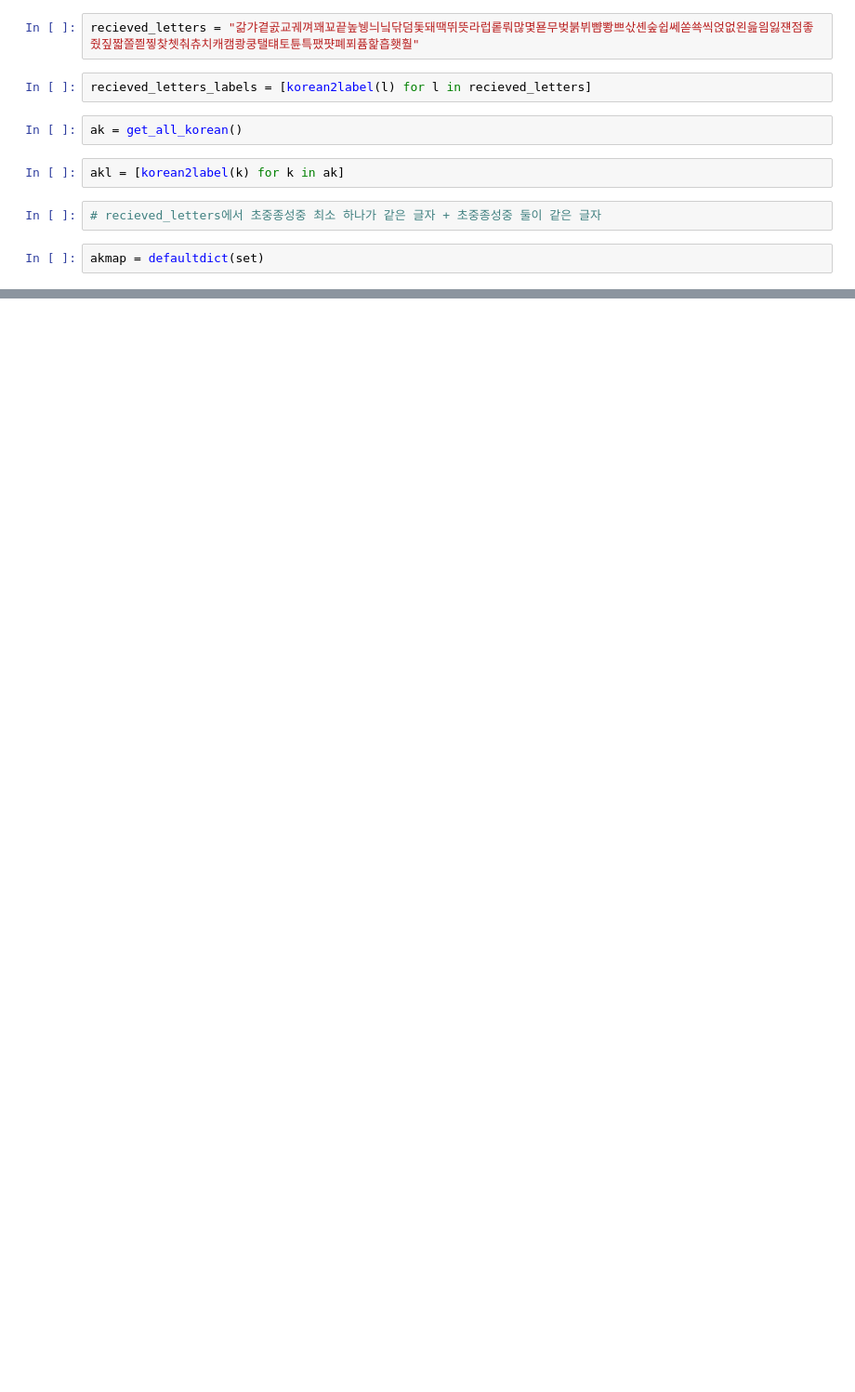
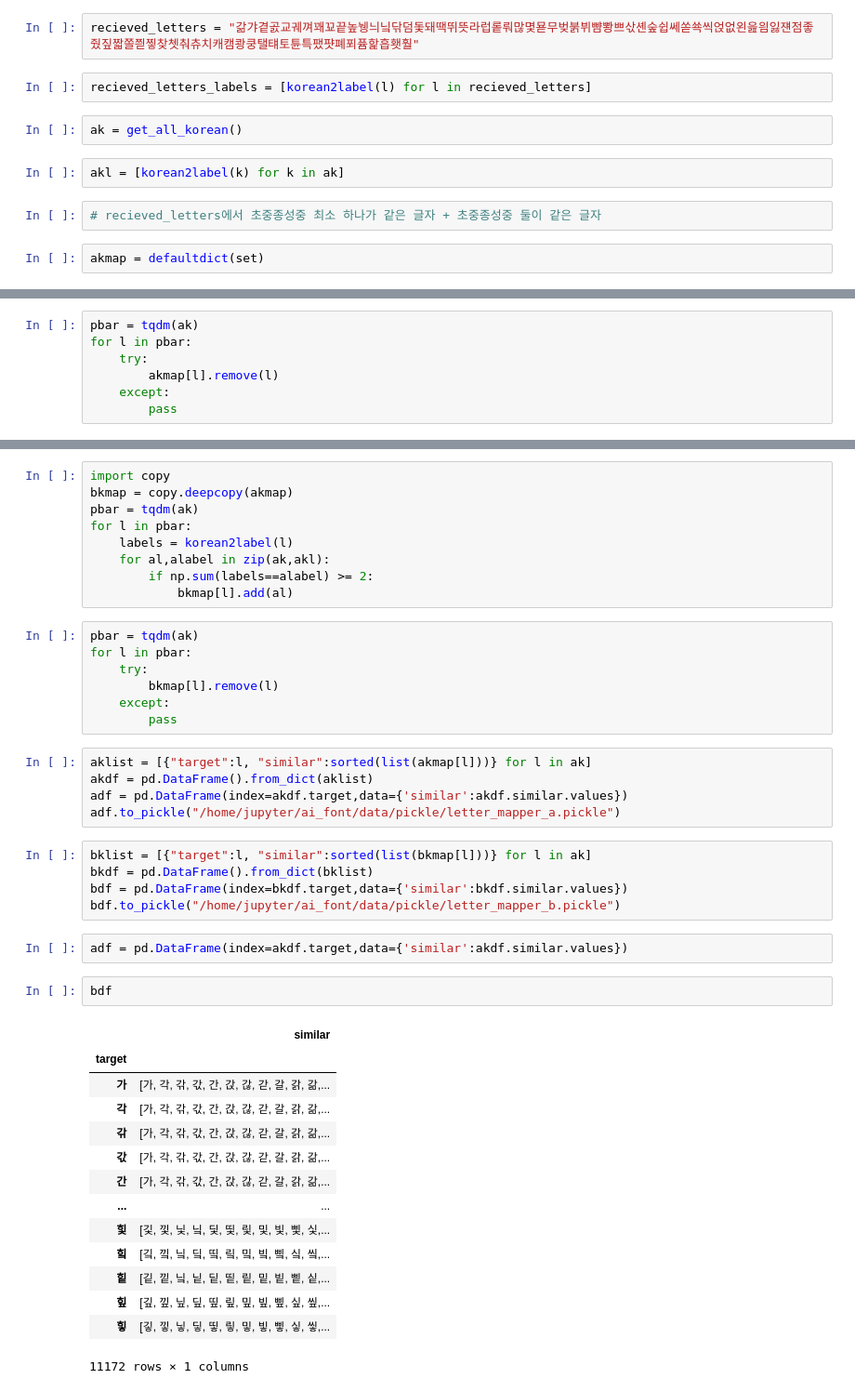
Before and after one commit to leo-z-kakaoent/ai_font, a Jupyter notebook: miscel/lettermapper_bystrip.ipynb, the cells around one changed output, grey strips where cells are left out. Shown at 93% size. Saved outputs shown, nothing was run; the diff lists cells and outputs as text; blank space fills up the shorter version.

```diff
--- a/miscel/lettermapper_bystrip.ipynb
+++ b/miscel/lettermapper_bystrip.ipynb
@@ -80,0 +89,7 @@ with open(f"{fd}/letter_mapper.pickle", "wb") as f:
+# %%
+pbar = tqdm(ak)
+for l in pbar:
+    try:
+        akmap[l].remove(l)
+    except:
+        pass
@@ -80,0 +116,45 @@ with open(f"{fd}/letter_mapper.pickle", "wb") as f:
+# %%
+import copy
+bkmap = copy.deepcopy(akmap)
+pbar = tqdm(ak)
+for l in pbar:
+    labels = korean2label(l)
+    for al,alabel in zip(ak,akl):
+        if np.sum(labels==alabel) >= 2:
+            bkmap[l].add(al)
+# %%
+pbar = tqdm(ak)
+for l in pbar:
+    try:
+        bkmap[l].remove(l)
+    except:
+        pass
+# %%
+aklist = [{"target":l, "similar":sorted(list(akmap[l]))} for l in ak]
+akdf = pd.DataFrame().from_dict(aklist)
+adf = pd.DataFrame(index=akdf.target,data={'similar':akdf.similar.values})
+adf.to_pickle("/home/jupyter/ai_font/data/pickle/letter_mapper_a.pickle")
+# %%
+bklist = [{"target":l, "similar":sorted(list(bkmap[l]))} for l in ak]
+bkdf = pd.DataFrame().from_dict(bklist)
+bdf = pd.DataFrame(index=bkdf.target,data={'similar':bkdf.similar.values})
+bdf.to_pickle("/home/jupyter/ai_font/data/pickle/letter_mapper_b.pickle")
+# %%
+adf = pd.DataFrame(index=akdf.target,data={'similar':akdf.similar.values})
+# %%
+bdf
+# %% [output]
+|  | similar |
+| target |  |
+| 가 | [가, 각, 갂, 갃, 간, 갅, 갆, 갇, 갈, 갉, 갊,... |
+| 각 | [가, 각, 갂, 갃, 간, 갅, 갆, 갇, 갈, 갉, 갊,... |
+| 갂 | [가, 각, 갂, 갃, 간, 갅, 갆, 갇, 갈, 갉, 갊,... |
+| 갃 | [가, 각, 갂, 갃, 간, 갅, 갆, 갇, 갈, 갉, 갊,... |
+| 간 | [가, 각, 갂, 갃, 간, 갅, 갆, 갇, 갈, 갉, 갊,... |
+| ... | ... |
+| 힟 | [깇, 낓, 닟, 닠, 딫, 띷, 맃, 및, 빛, 삧, 싳,... |
+| 힠 | [깈, 낔, 닠, 딬, 띸, 맄, 밐, 빜, 삨, 싴, 앀,... |
+| 힡 | [깉, 낕, 닠, 닡, 딭, 띹, 맅, 밑, 빝, 삩, 싵,... |
+| 힢 | [깊, 낖, 닢, 딮, 띺, 맆, 밒, 빞, 삪, 싶, 앂,... |
+| 힣 | [깋, 낗, 닣, 딯, 띻, 맇, 밓, 빟, 삫, 싷, 앃,... |
+11172 rows × 1 columns
```
Also changed, not shown: parts of 18 cells of this notebook, 2 other files.
